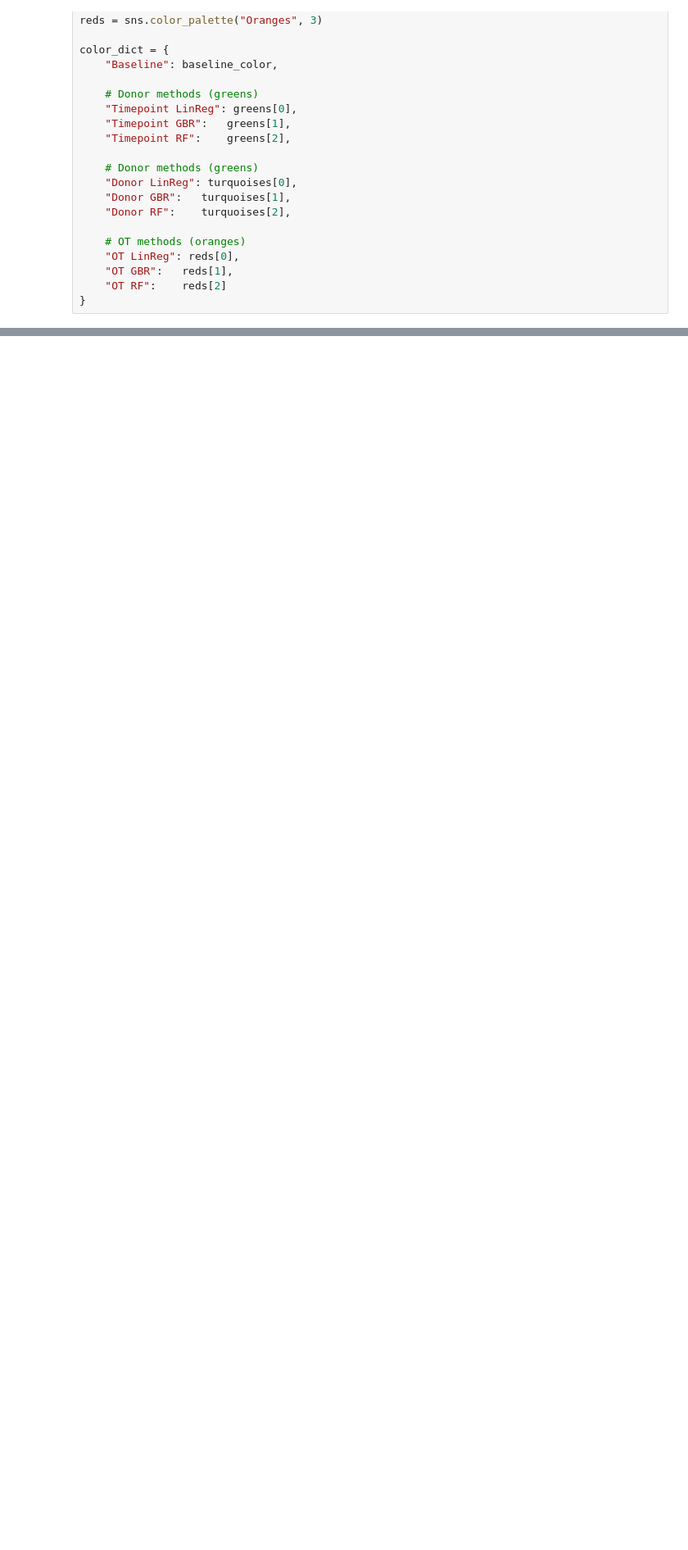
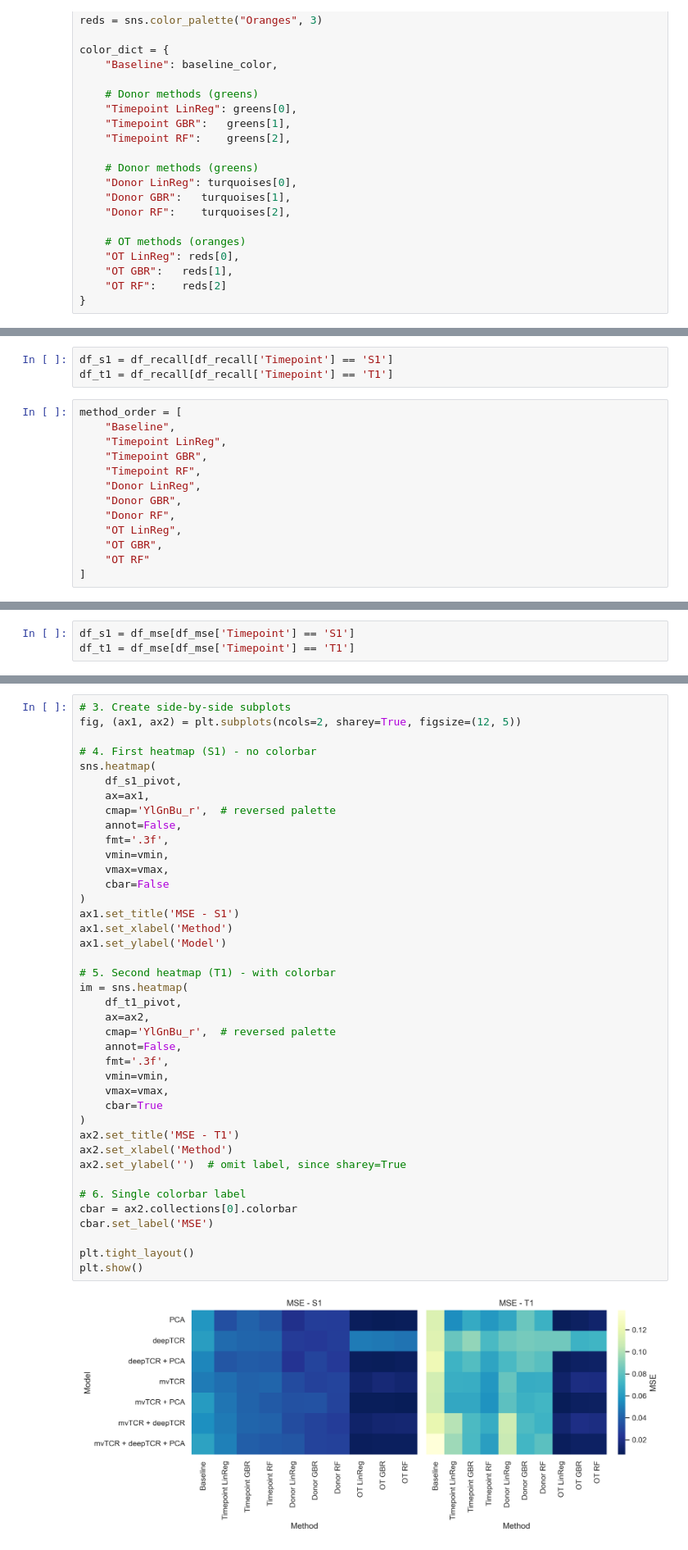
Before and after one commit to SchubertLab/VaccineSimulator, a Jupyter notebook: notebooks/model_notebooks/plot.ipynb, the cells around one changed output, grey strips where cells are left out. Shown at 82% size. Saved outputs shown, nothing was run; the diff lists cells and outputs as text; blank space fills up the shorter version.

```diff
--- a/notebooks/model_notebooks/plot.ipynb
+++ b/notebooks/model_notebooks/plot.ipynb
@@ -247,0 +307,16 @@ ValueError: min() arg is an empty sequence
+# %%
+df_s1 = df_recall[df_recall['Timepoint'] == 'S1']
+df_t1 = df_recall[df_recall['Timepoint'] == 'T1']
+# %%
+method_order = [
+    "Baseline",
+    "Timepoint LinReg",
+    "Timepoint GBR",
+    "Timepoint RF",
+    "Donor LinReg",
+    "Donor GBR",
+    "Donor RF",
+    "OT LinReg",
+    "OT GBR",
+    "OT RF"
+]
@@ -247,0 +395,3 @@ ValueError: min() arg is an empty sequence
+# %%
+df_s1 = df_mse[df_mse['Timepoint'] == 'S1']
+df_t1 = df_mse[df_mse['Timepoint'] == 'T1']
@@ -247,0 +419,42 @@ ValueError: min() arg is an empty sequence
+# %%
+# 3. Create side-by-side subplots
+fig, (ax1, ax2) = plt.subplots(ncols=2, sharey=True, figsize=(12, 5))
+
+# 4. First heatmap (S1) - no colorbar
+sns.heatmap(
+    df_s1_pivot,
+    ax=ax1,
+    cmap='YlGnBu_r',  # reversed palette
+    annot=False,
+    fmt='.3f',
+    vmin=vmin,
+    vmax=vmax,
+    cbar=False
+)
+ax1.set_title('MSE - S1')
+ax1.set_xlabel('Method')
+ax1.set_ylabel('Model')
+
+# 5. Second heatmap (T1) - with colorbar
+im = sns.heatmap(
+    df_t1_pivot,
+    ax=ax2,
+    cmap='YlGnBu_r',  # reversed palette
+    annot=False,
+    fmt='.3f',
+    vmin=vmin,
+    vmax=vmax,
+    cbar=True
+)
+ax2.set_title('MSE - T1')
+ax2.set_xlabel('Method')
+ax2.set_ylabel('')  # omit label, since sharey=True
+
+# 6. Single colorbar label
+cbar = ax2.collections[0].colorbar
+cbar.set_label('MSE')
+
+plt.tight_layout()
+plt.show()
+# %% [output]
+[figure, added]
```
Also changed, not shown: parts of 19 cells of this notebook.
